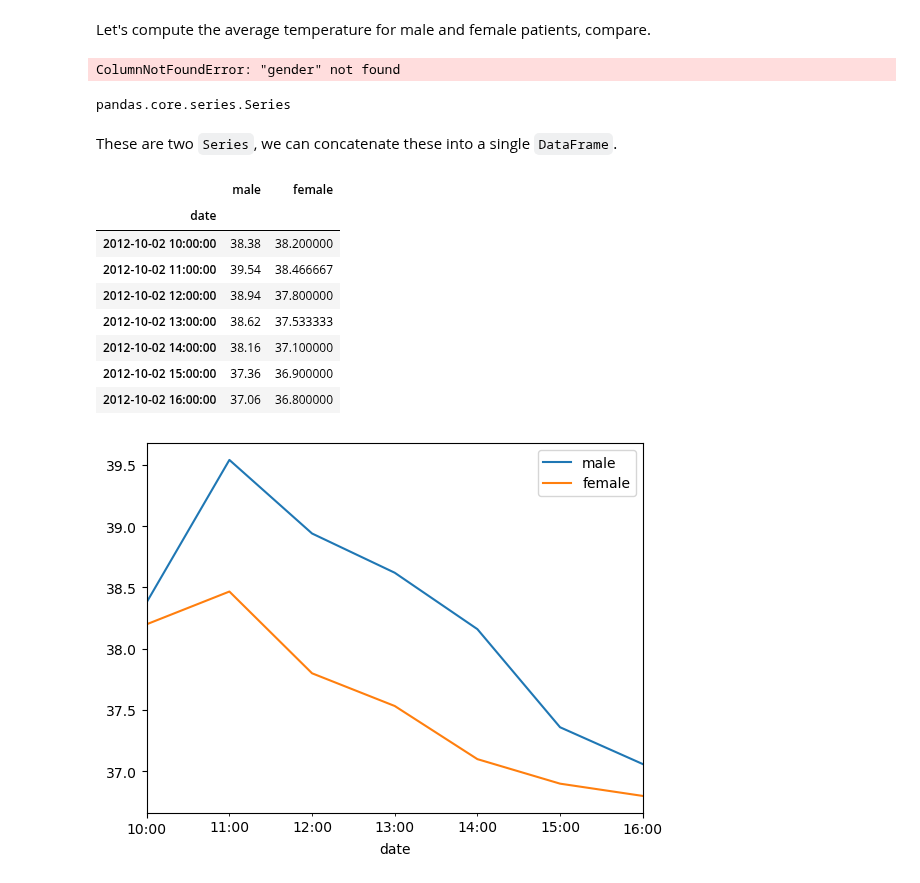
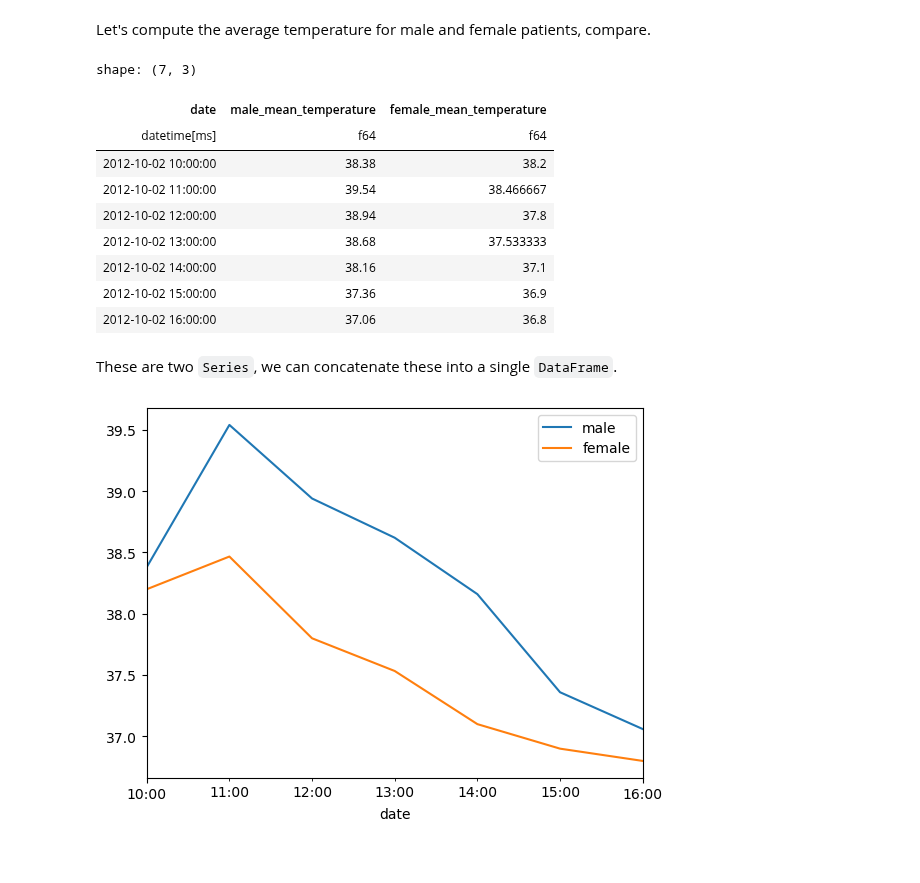
Before and after one commit to gjbex/Python-for-data-science, a Jupyter notebook: source-code/polars/patient_data.ipynb, the cells around one changed output. Drawn from its saved outputs; the diff is of its cells as text; code cells hidden in the pictures.

```diff
--- a/source-code/polars/patient_data.ipynb
+++ b/source-code/polars/patient_data.ipynb
@@ -466,9 +471,3 @@ shape: (7, 25)
 Note that now the data for patient 4 is missing, since the gender is unknown.
 # %% [markdown]
 Let's compute the average temperature for male and female patients, compare.
-# %%
-avg_male_temp = gender_series['date', 'gender', 'temperature'].filter(pl.col('gender') == 'M')
-#.select(pl.col('date'), pl.col('temperature').mean())
-avg_male_temp
-# %% [output]
-ColumnNotFoundError: "gender" not found
@@ -478,24 +474,23 @@ avg_female_temp = gender_series.temperature.F.mean(axis=1)
-# %%
-type(avg_male_temp)
-# %% [output]
-pandas.core.series.Series
+# %%
+male_avg_temps = male_series.select(pl.col('date'), pl.mean_horizontal(pl.col(r'^temperature_.*$')).alias('male_mean_temperature'))
+# %%
+femail_avg_temps = female_series.select(pl.col('date'), pl.mean_horizontal(pl.col(r'^temperature_.*$')).alias('female_mean_temperature'))
+# %%
+temps = male_avg_temps.join(femail_avg_temps, on='date')
+temps
+# %% [output]
+shape: (7, 3)
+| date | male_mean_temperature | female_mean_temperature |
+| datetime[ms] | f64 | f64 |
+| 2012-10-02 10:00:00 | 38.38 | 38.2 |
+| 2012-10-02 11:00:00 | 39.54 | 38.466667 |
+| 2012-10-02 12:00:00 | 38.94 | 37.8 |
+| 2012-10-02 13:00:00 | 38.68 | 37.533333 |
+| 2012-10-02 14:00:00 | 38.16 | 37.1 |
+| 2012-10-02 15:00:00 | 37.36 | 36.9 |
+| 2012-10-02 16:00:00 | 37.06 | 36.8 |
 # %% [markdown]
 These are two `Series`, we can concatenate these into a single `DataFrame`.
-# %%
-temps = pd.concat([avg_male_temp, avg_female_temp],
-                  axis=1)
-temps.columns = ['male', 'female']
-temps
-# %% [output]
-|  | male | female |
-| date |  |  |
-| 2012-10-02 10:00:00 | 38.38 | 38.200000 |
-| 2012-10-02 11:00:00 | 39.54 | 38.466667 |
-| 2012-10-02 12:00:00 | 38.94 | 37.800000 |
-| 2012-10-02 13:00:00 | 38.62 | 37.533333 |
-| 2012-10-02 14:00:00 | 38.16 | 37.100000 |
-| 2012-10-02 15:00:00 | 37.36 | 36.900000 |
-| 2012-10-02 16:00:00 | 37.06 | 36.800000 |
 # %%
 temps.plot();
 # %% [output]
```
Also changed, not shown: parts of 10 cells of this notebook.
